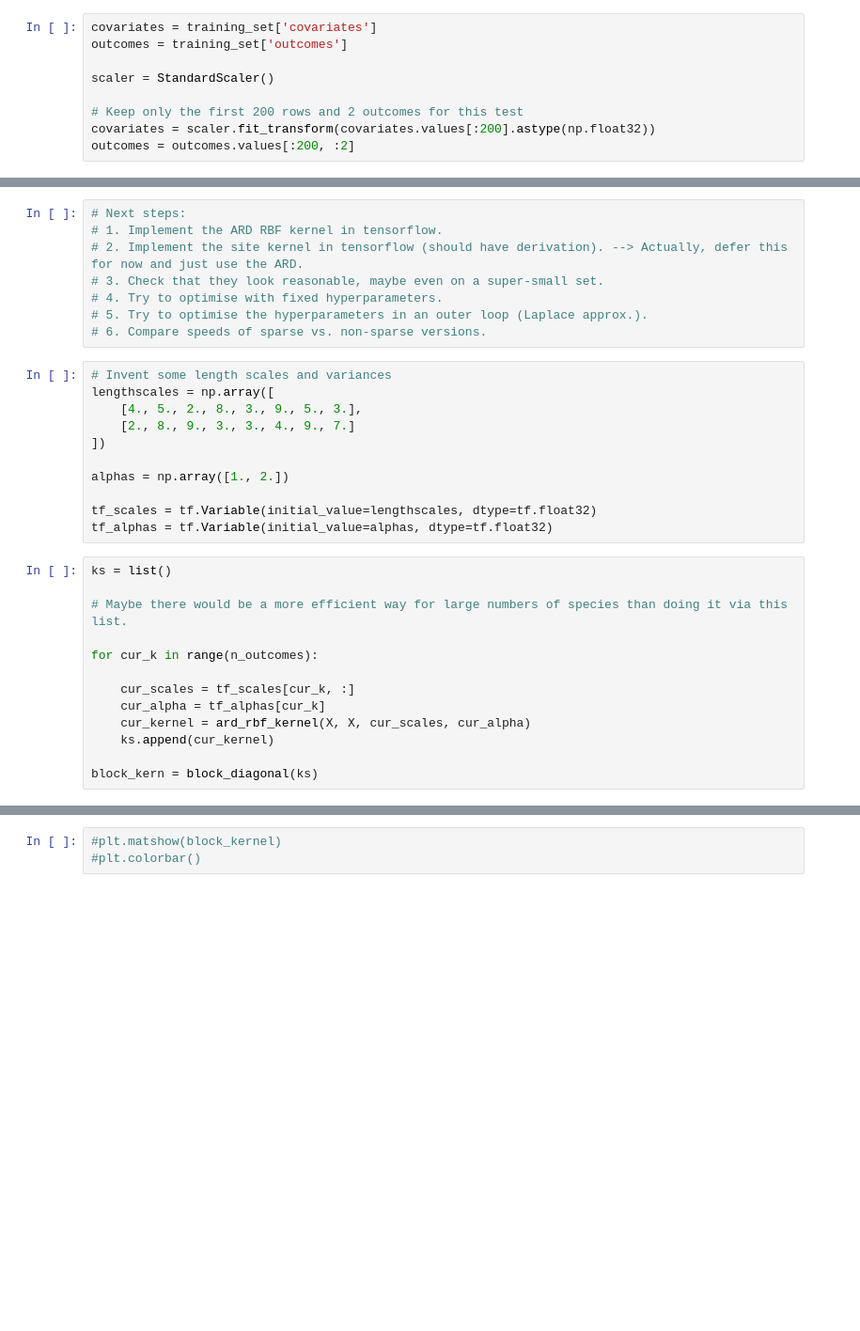
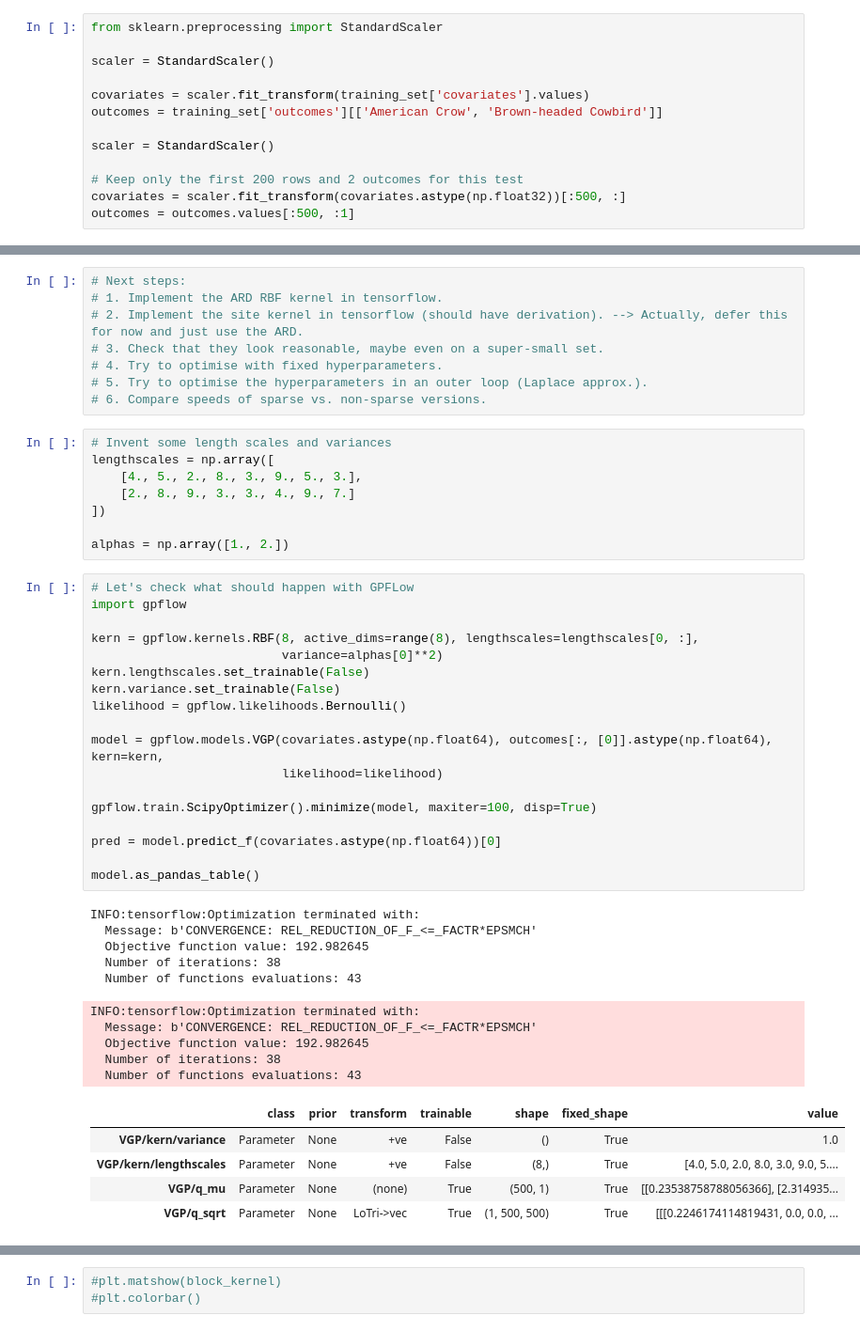
Before and after one commit to martiningram/laplace_gp, a Jupyter notebook: jupyter_experiments/Experiment with Laplace approximation to GP.ipynb, the cells around one changed output, grey strips where cells are left out. Shown: that part at 94% size. Saved outputs shown, nothing was run; the diff lists cells and outputs as text; blank space fills up the shorter version.

```diff
--- a/jupyter_experiments/Experiment with Laplace approximation to GP.ipynb
+++ b/jupyter_experiments/Experiment with Laplace approximation to GP.ipynb
@@ -19,12 +32,16 @@ dict_keys(['covariates', 'outcomes'])
 # %%
-covariates = training_set['covariates']
-outcomes = training_set['outcomes']
+from sklearn.preprocessing import StandardScaler
+
+scaler = StandardScaler()
+
+covariates = scaler.fit_transform(training_set['covariates'].values)
+outcomes = training_set['outcomes'][['American Crow', 'Brown-headed Cowbird']]
 
 scaler = StandardScaler()
 
 # Keep only the first 200 rows and 2 outcomes for this test
-covariates = scaler.fit_transform(covariates.values[:200].astype(np.float32))
-outcomes = outcomes.values[:200, :2]
+covariates = scaler.fit_transform(covariates.astype(np.float32))[:500, :]
+outcomes = outcomes.values[:500, :1]
 # %%
 covariates.shape
 # %% [output]
@@ -56,19 +66,37 @@ lengthscales = np.array([
 ])
 
 alphas = np.array([1., 2.])
-
-tf_scales = tf.Variable(initial_value=lengthscales, dtype=tf.float32)
-tf_alphas = tf.Variable(initial_value=alphas, dtype=tf.float32)
-# %%
-ks = list()
-
-# Maybe there would be a more efficient way for large numbers of species than doing it via this list.
-
-for cur_k in range(n_outcomes):
-
-    cur_scales = tf_scales[cur_k, :]
-    cur_alpha = tf_alphas[cur_k]
-    cur_kernel = ard_rbf_kernel(X, X, cur_scales, cur_alpha)
-    ks.append(cur_kernel)
-
-block_kern = block_diagonal(ks)
+# %%
+# Let's check what should happen with GPFLow
+import gpflow
+
+kern = gpflow.kernels.RBF(8, active_dims=range(8), lengthscales=lengthscales[0, :],
+                          variance=alphas[0]**2)
+kern.lengthscales.set_trainable(False)
+kern.variance.set_trainable(False)
+likelihood = gpflow.likelihoods.Bernoulli()
+
+model = gpflow.models.VGP(covariates.astype(np.float64), outcomes[:, [0]].astype(np.float64), kern=kern,
+                          likelihood=likelihood)
+
+gpflow.train.ScipyOptimizer().minimize(model, maxiter=100, disp=True)
+
+pred = model.predict_f(covariates.astype(np.float64))[0]
+
+model.as_pandas_table()
+# %% [output]
+INFO:tensorflow:Optimization terminated with:
+  Message: b'CONVERGENCE: REL_REDUCTION_OF_F_<=_FACTR*EPSMCH'
+  Objective function value: 192.982645
+  Number of iterations: 38
+  Number of functions evaluations: 43
+INFO:tensorflow:Optimization terminated with:
+  Message: b'CONVERGENCE: REL_REDUCTION_OF_F_<=_FACTR*EPSMCH'
+  Objective function value: 192.982645
+  Number of iterations: 38
+  Number of functions evaluations: 43
+|  | class | prior | transform | trainable | shape | fixed_shape | value |
+| VGP/kern/variance | Parameter | None | +ve | False | () | True | 1.0 |
+| VGP/kern/lengthscales | Parameter | None | +ve | False | (8,) | True | [4.0, 5.0, 2.0, 8.0, 3.0, 9.0, 5.... |
+| VGP/q_mu | Parameter | None | (none) | True | (500, 1) | True | [[0.23538758788056366], [2.314935... |
+| VGP/q_sqrt | Parameter | None | LoTri->vec | True | (1, 500, 500) | True | [[[0.2246174114819431, 0.0, 0.0, ... |
```
Also changed, not shown: parts of 18 cells of this notebook.
